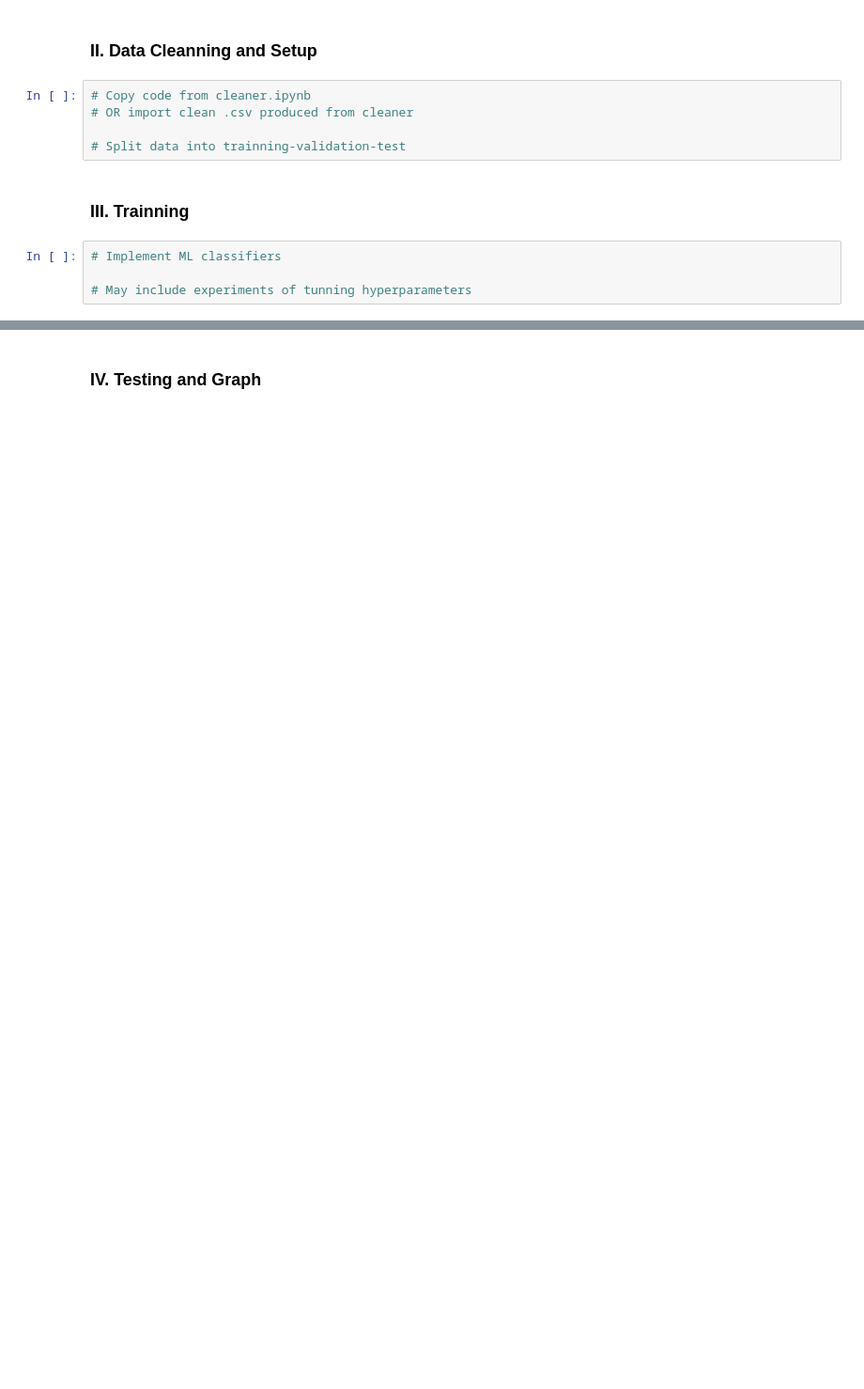
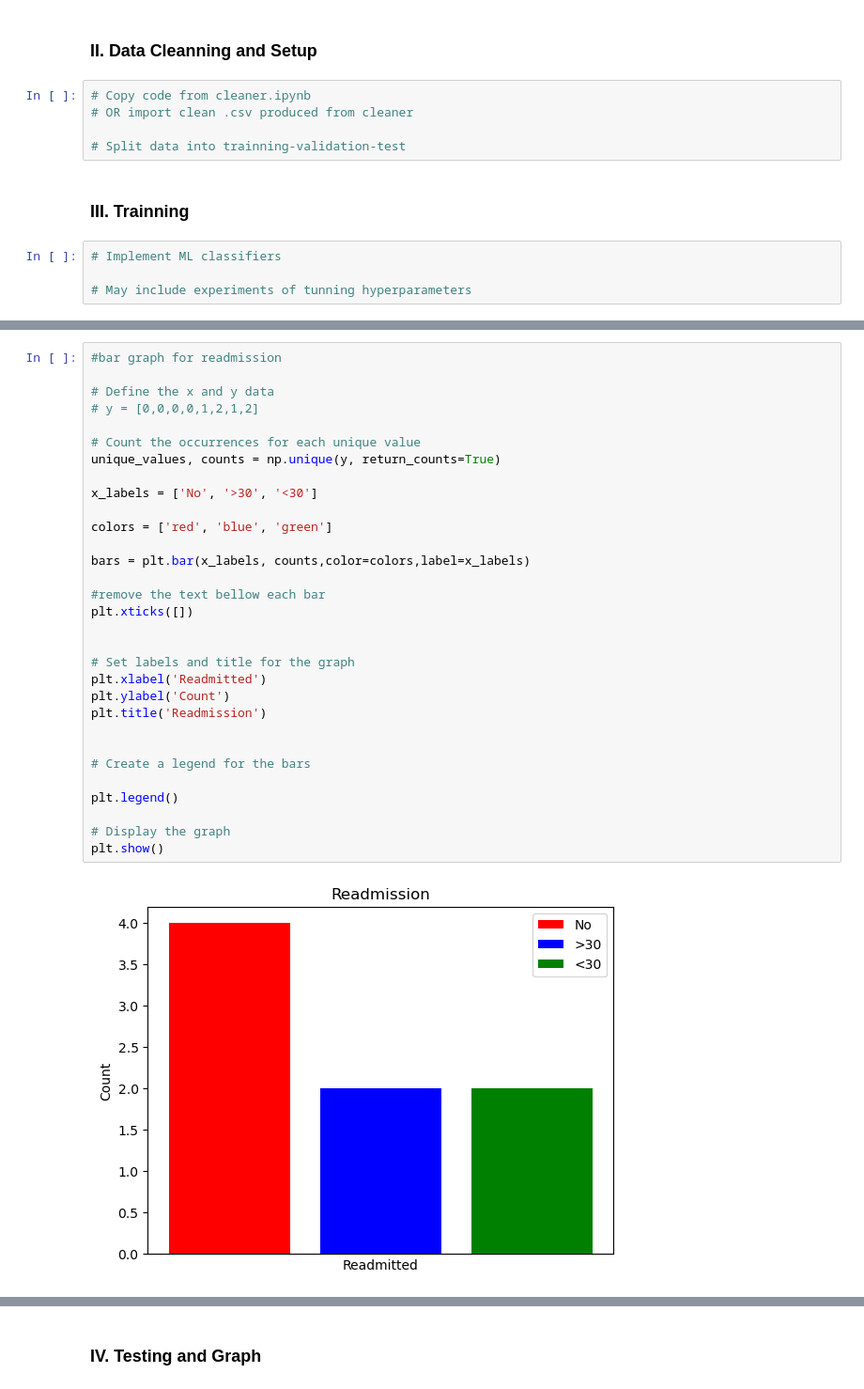
Before and after one commit to minhngo3818/cs178-diabetes-project, a Jupyter notebook: main.ipynb, the cells around one changed output, grey strips where cells are left out. Shown at 94% size. Drawn from its saved outputs; the diff is of its cells as text; blank space fills up the shorter version.

```diff
--- a/main.ipynb
+++ b/main.ipynb
@@ -137,0 +79,33 @@ df.describe()
+# %%
+#bar graph for readmission
+
+# Define the x and y data
+# y = [0,0,0,0,1,2,1,2]
+
+# Count the occurrences for each unique value
+unique_values, counts = np.unique(y, return_counts=True)
+
+x_labels = ['No', '>30', '<30']
+
+colors = ['red', 'blue', 'green']
+
+bars = plt.bar(x_labels, counts,color=colors,label=x_labels)
+
+#remove the text bellow each bar
+plt.xticks([])
+
+
+# Set labels and title for the graph
+plt.xlabel('Readmitted')
+plt.ylabel('Count')
+plt.title('Readmission')
+
+
+# Create a legend for the bars
+
+plt.legend()
+
+# Display the graph
+plt.show()
+# %% [output]
+[figure, added]
```
Also changed, not shown: parts of 17 cells of this notebook.
